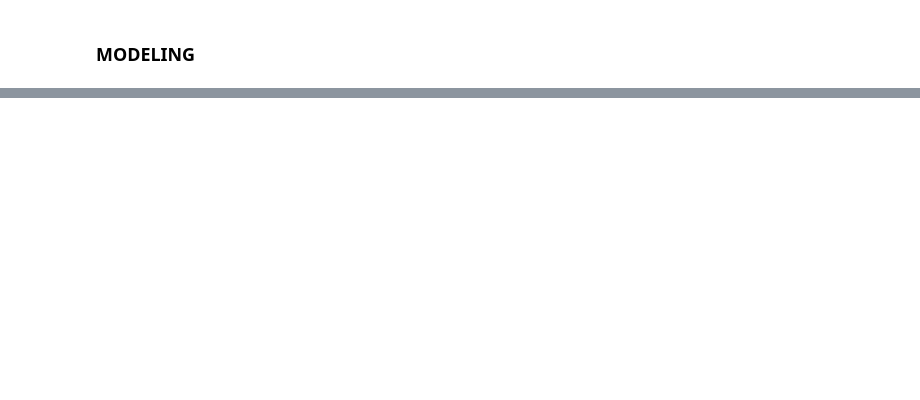
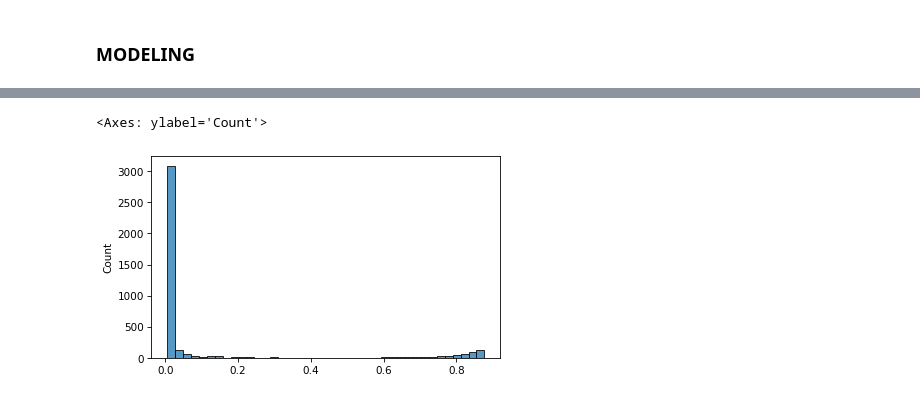
Before and after one commit to YigitAsik/ecom-data, a Jupyter notebook: order-cancellation_preds.ipynb, the cells around one changed output, grey strips where cells are left out. Drawn from its saved outputs; the diff is of its cells as text; code cells hidden in the pictures; blank space fills up the shorter version.

Commit message:
StackedClassifier, with cust-lvl variables

```diff
--- a/order-cancellation_preds.ipynb
+++ b/order-cancellation_preds.ipynb
@@ -699,0 +872,8 @@ log_loss(y_test, stacked_pred_probas), brier_score_loss(y_test, stacked_pred_pro
+# %%
+X_train_w_cust.drop('InvoiceDate', axis=1, inplace=True)
+X_test_w_cust.drop('InvoiceDate', axis=1, inplace=True)
+# %%
+X_train_w_cust.fillna(0, inplace=True)
+X_test_w_cust.fillna(0, inplace=True)
+# %%
+model_dict, fin_clf = ml_tries(models, X_train_w_cust, y_train)
@@ -699,0 +898,7 @@ log_loss(y_test, stacked_pred_probas), brier_score_loss(y_test, stacked_pred_pro
+# %%
+stacked_pred_probas = fin_clf.predict_proba(X_test_w_cust)[:, 1]
+# %%
+sns.histplot(stacked_pred_probas, bins=40)
+# %% [output]
+<Axes: ylabel='Count'>
+[figure, added]
```
Also changed, not shown: parts of 42 cells of this notebook.
